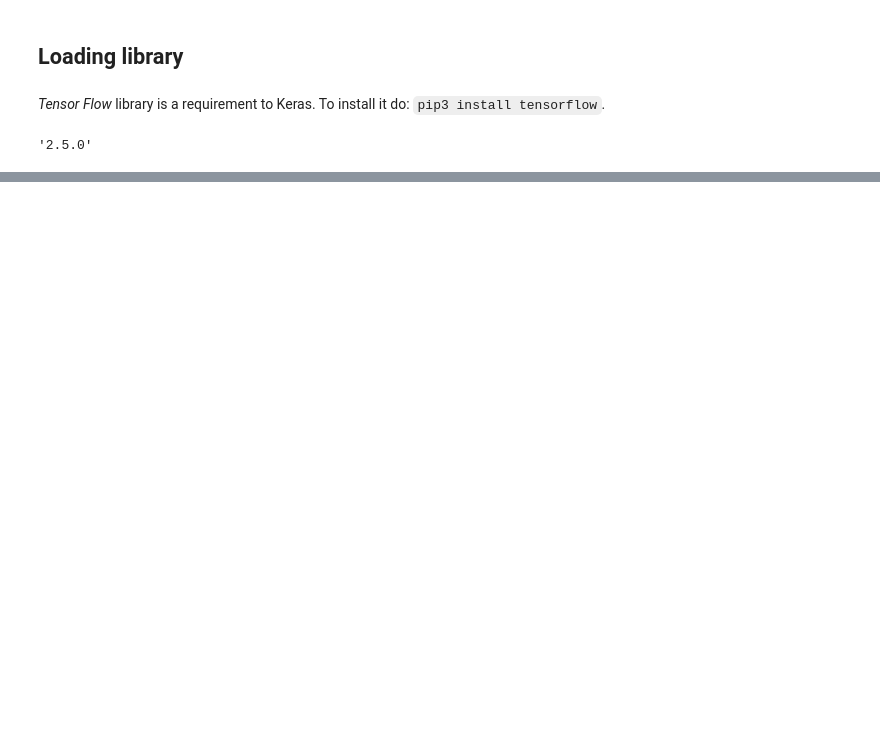
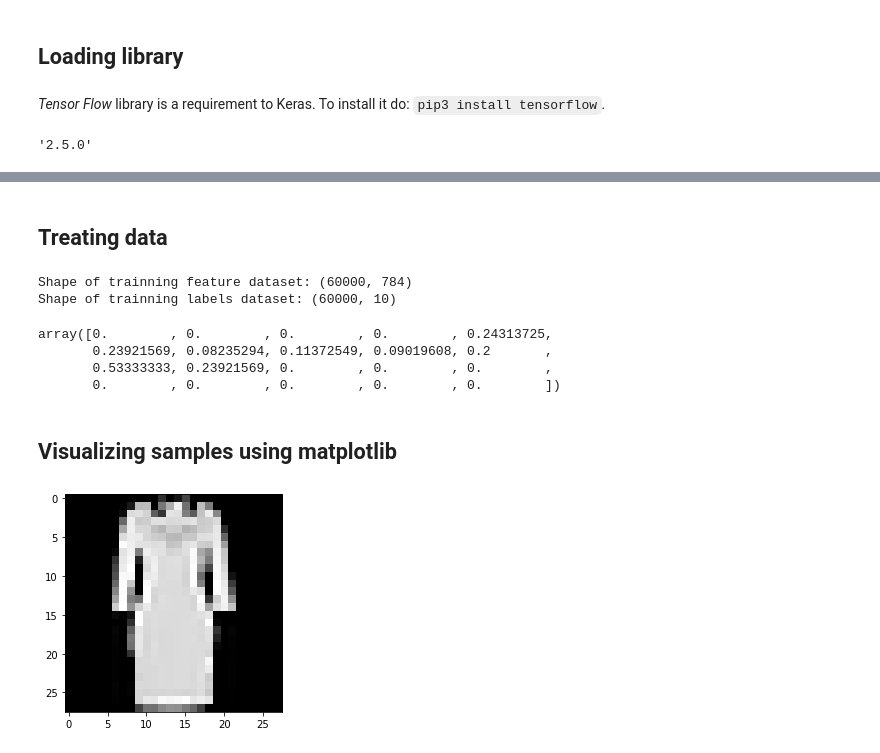
Before and after one commit to mabj/spikes, a Jupyter notebook: keras/keras_notes.ipynb, the cells around one changed output, grey strips where cells are left out. Saved outputs shown, nothing was run; the diff lists cells and outputs as text; code cells hidden in the pictures; blank space fills up the shorter version.

```diff
--- a/keras/keras_notes.ipynb
+++ b/keras/keras_notes.ipynb
@@ -30,0 +16,10 @@ plt.show()
+# %%
+data_train_file = 'data/fashion-mnist_train.csv'
+data_test_file = 'data/fashion-mnist_test.csv'
+
+# this method returns a pandas DataFrame object "pandas.core.frame.DataFrame"
+data_train = pd.read_csv(data_train_file)
+data_test = pd.read_csv(data_test_file)
+
+print(data_train.shape)
+data_train.head()
@@ -30,0 +35,46 @@ plt.show()
+# %% [markdown]
+## Treating data
+# %%
+# This function slices a panda data frame into two arrays. The first with labels and the other with
+# all samples and their features - one by line.
+def treat_raw_data_frame(data_frame):
+    # data is normalized to the max valua a pixel can take (255) - Gray Scale
+    # each sample is a 28x28 array serialized
+    features = data_frame.values[:, 1:]/255
+
+    labels = data_frame.label.values
+
+    # transforming labels to "one-hot" format
+    labels = tf.keras.utils.to_categorical(labels)
+    return labels, features
+
+train_labels, train_features = treat_raw_data_frame(data_train)
+test_labels, test_features = treat_raw_data_frame(data_test)
+
+print("Shape of trainning feature dataset: {}".format(train_features.shape))
+print("Shape of trainning labels dataset: {}".format(train_labels.shape))
+# %% [output]
+Shape of trainning feature dataset: (60000, 784)
+Shape of trainning labels dataset: (60000, 10)
+# %%
+train_features[0, 90:110]
+# %% [output]
+array([0.        , 0.        , 0.        , 0.        , 0.24313725,
+       0.23921569, 0.08235294, 0.11372549, 0.09019608, 0.2       ,
+       0.53333333, 0.23921569, 0.        , 0.        , 0.        ,
+       0.        , 0.        , 0.        , 0.        , 0.        ])
+# %% [markdown]
+## Visualizing samples using matplotlib
+# %%
+import numpy as np
+import matplotlib.pyplot as plt
+%matplotlib inline
+
+# This functions plots a sample rechape array into a 28x28 2 dimensional array
+def plot(data_set, index):
+    plt.figure()
+    plt.imshow(np.reshape(data_set[index, :], (28,28)), "gray")
+
+plot(train_features, 4)
+# %% [output]
+[figure, added]
```
Also changed, not shown: parts of 10 cells of this notebook, 12 other files.
